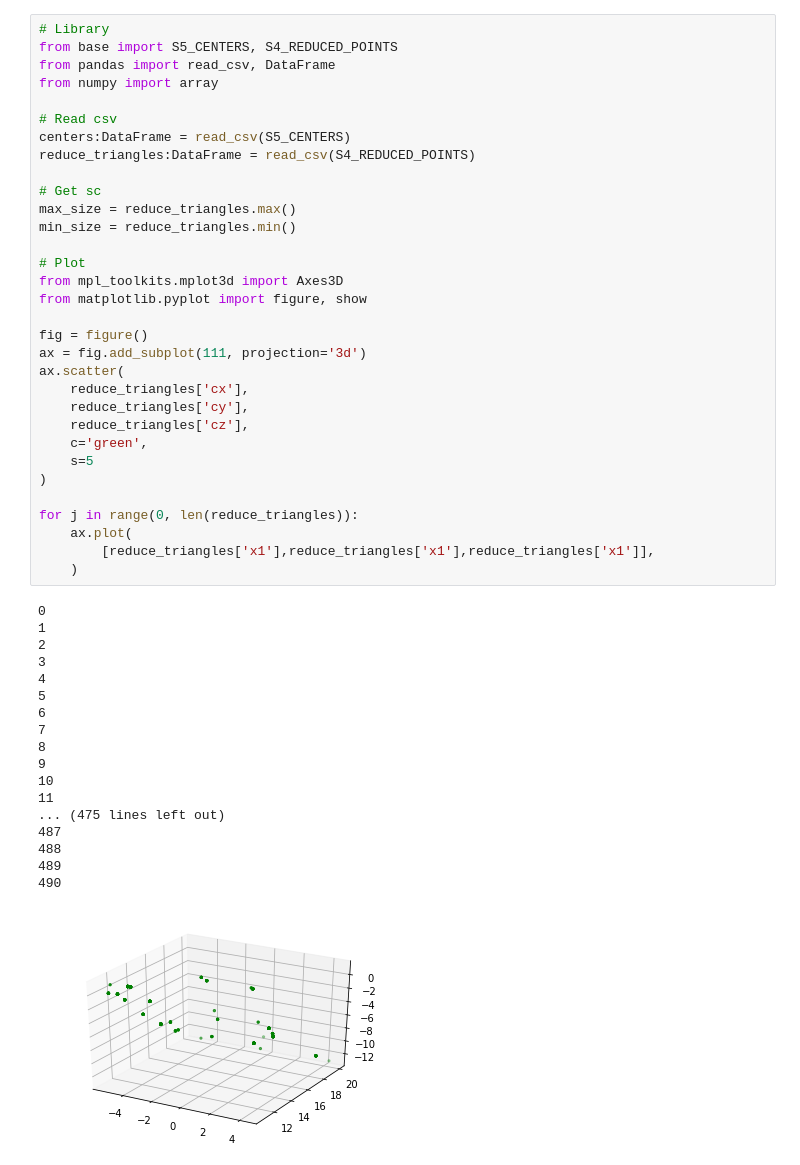
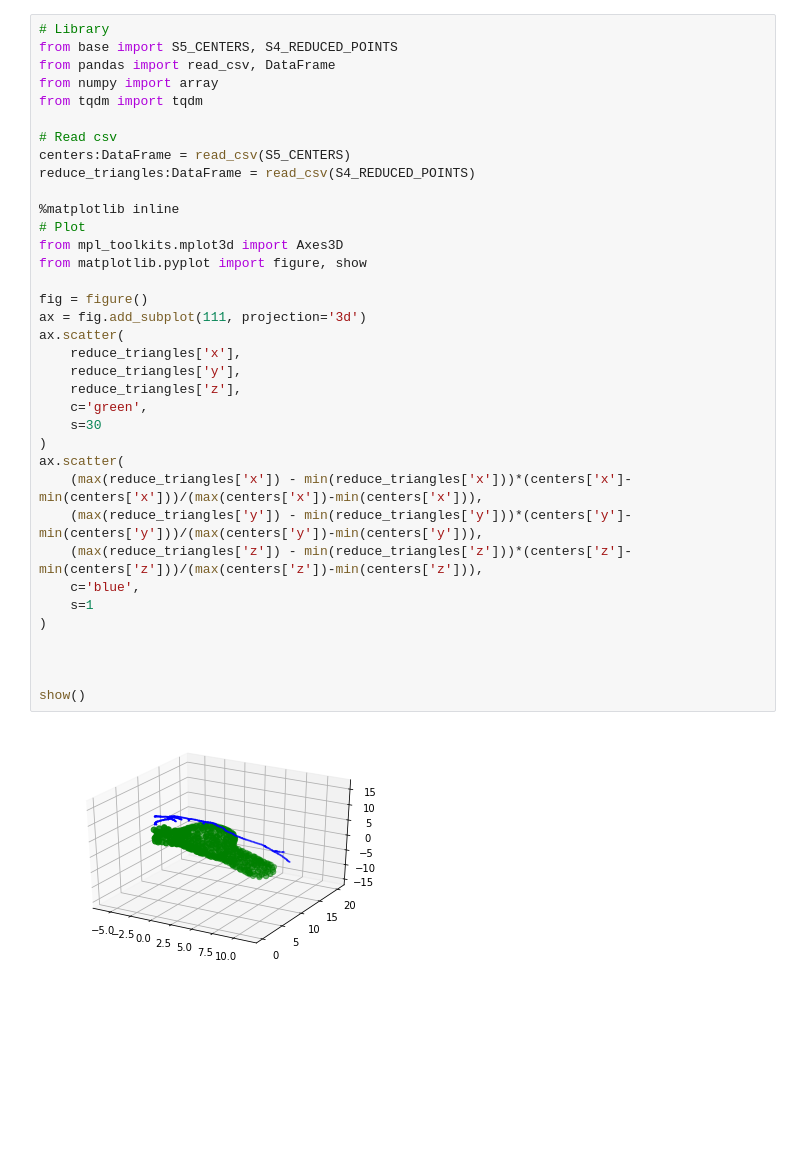
Before and after one commit to asosnovsky/Analyzing-Blood-Vessel-Aneurysm, a Jupyter notebook: Playground.ipynb, the cells around one changed output. Cells and saved outputs as stored; diff of their text form; blank space fills up the shorter version.

Commit message:
pulled in 3d-thinning and updated center calculation

```diff
--- a/Playground.ipynb
+++ b/Playground.ipynb
@@ -1,51 +59,38 @@
 # %%
 # Library
 from base import S5_CENTERS, S4_REDUCED_POINTS
 from pandas import read_csv, DataFrame
 from numpy import array
+from tqdm import tqdm
 
 # Read csv
 centers:DataFrame = read_csv(S5_CENTERS)
 reduce_triangles:DataFrame = read_csv(S4_REDUCED_POINTS)
 
-# Get sc
-max_size = reduce_triangles.max()
-min_size = reduce_triangles.min()
-
+%matplotlib inline
 # Plot
 from mpl_toolkits.mplot3d import Axes3D
 from matplotlib.pyplot import figure, show
 
 fig = figure()
 ax = fig.add_subplot(111, projection='3d')
 ax.scatter(
-    reduce_triangles['cx'],
-    reduce_triangles['cy'],
-    reduce_triangles['cz'],
+    reduce_triangles['x'],
+    reduce_triangles['y'],
+    reduce_triangles['z'],
     c='green',
-    s=5
+    s=30
+)
+ax.scatter(
+    (max(reduce_triangles['x']) - min(reduce_triangles['x']))*(centers['x']-min(centers['x']))/(max(centers['x'])-min(centers['x'])),
+    (max(reduce_triangles['y']) - min(reduce_triangles['y']))*(centers['y']-min(centers['y']))/(max(centers['y'])-min(centers['y'])),
+    (max(reduce_triangles['z']) - min(reduce_triangles['z']))*(centers['z']-min(centers['z']))/(max(centers['z'])-min(centers['z'])),
+    c='blue',
+    s=1
 )
 
-for j in range(0, len(reduce_triangles)):
-    ax.plot(
-        [reduce_triangles['x1'],reduce_triangles['x1'],reduce_triangles['x1']],
-    )
+
+
+show()
 # %% [output]
-0
-1
-2
-3
-4
-5
-6
-7
-8
-9
-10
-11
-... (475 lines left out)
-487
-488
-489
-490
-[figure, old version]
+[figure, new version]
```
Also changed, not shown: parts of 16 cells of this notebook, 15 other files.
